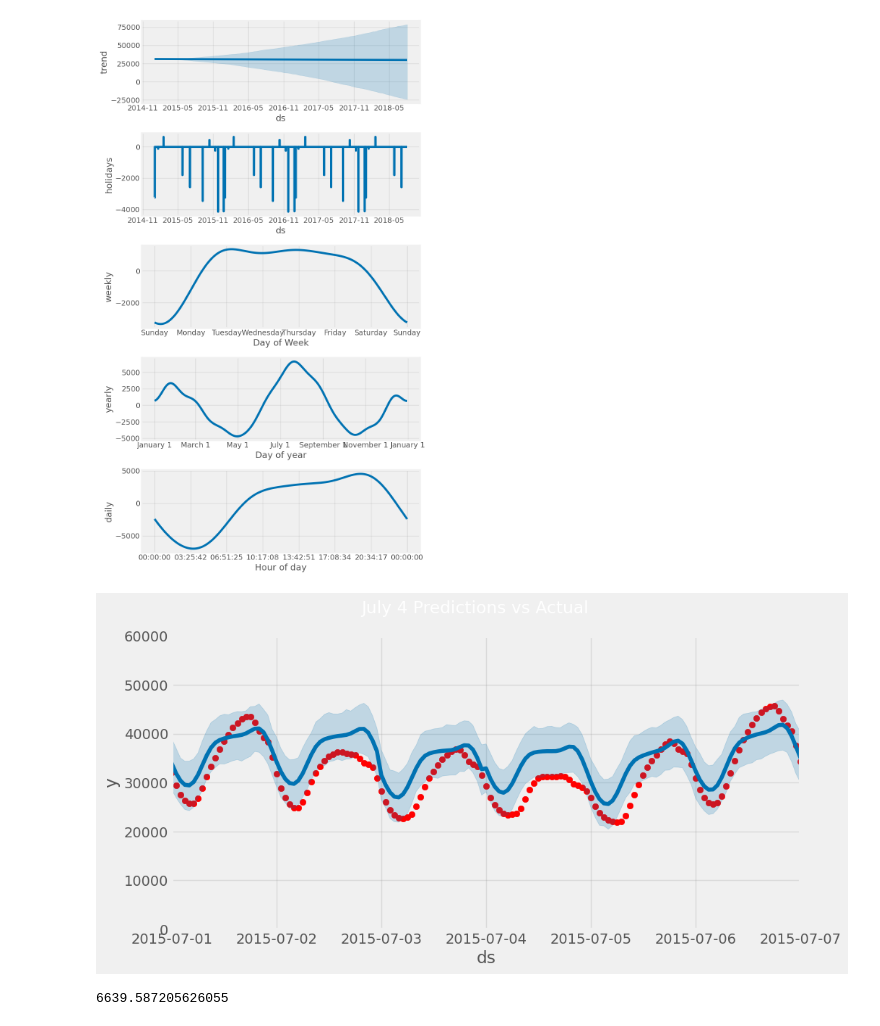
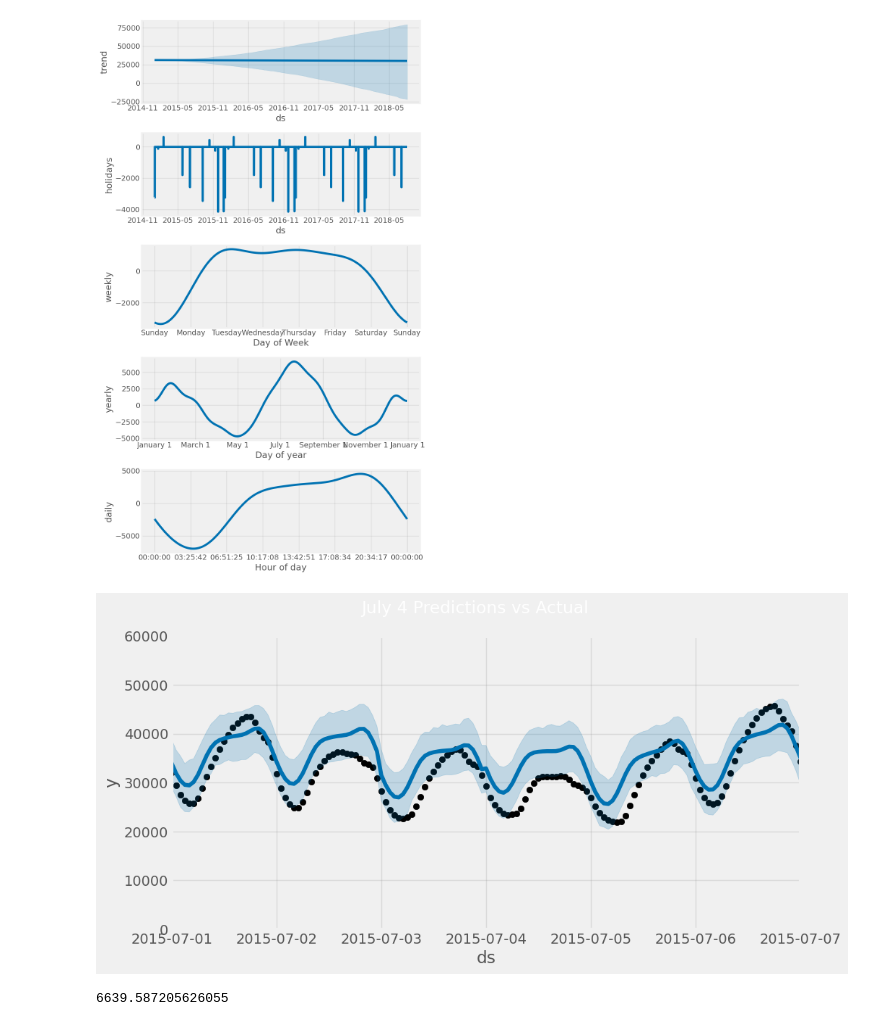
Before and after one commit to as-repo1/CBTCIP, a Jupyter notebook: time-series-forecasting/time-series-forecasting-prophet.ipynb, the cells around one changed output. Saved outputs shown, nothing was run; the diff lists cells and outputs as text; code cells hidden in the pictures.

```diff
--- a/time-series-forecasting/time-series-forecasting-prophet.ipynb
+++ b/time-series-forecasting/time-series-forecasting-prophet.ipynb
@@ -345,26 +339,26 @@ plt.show()
 # %%
 # Plot predictions vs actuals for a specific date range
 fig, ax = plt.subplots(figsize=(10, 5))
 
 # Scatter plot for actuals (in red)
-ax.scatter(pjme_test.index, pjme_test['PJME_MW'], color='r')
+ax.scatter(pjme_test.index, pjme_test['PJME_MW'], color='black')
 
 # Plot the Prophet forecast on the same axis
 model.plot(pjme_test_fcst_with_hols, ax=ax)
 
 # Set x-axis limits using pd.to_datetime for the specified date range
 ax.set_xlim(pd.to_datetime('2015-07-01'), pd.to_datetime('2015-07-07'))
 
 # Set y-axis limits
 ax.set_ylim(0, 60000)
 
 # Add a title to the plot
 plt.suptitle('July 4 Predictions vs Actual')
 
 # Display the plot
 plt.show()
 # %% [output]
-[figure, old version]
+[figure, new version]
 # %%
 np.sqrt(mean_squared_error(y_true=pjme_test['PJME_MW'],
                    y_pred=pjme_test_fcst_with_hols['yhat']))
```
Also changed, not shown: parts of 9 cells of this notebook, 2 other files.
